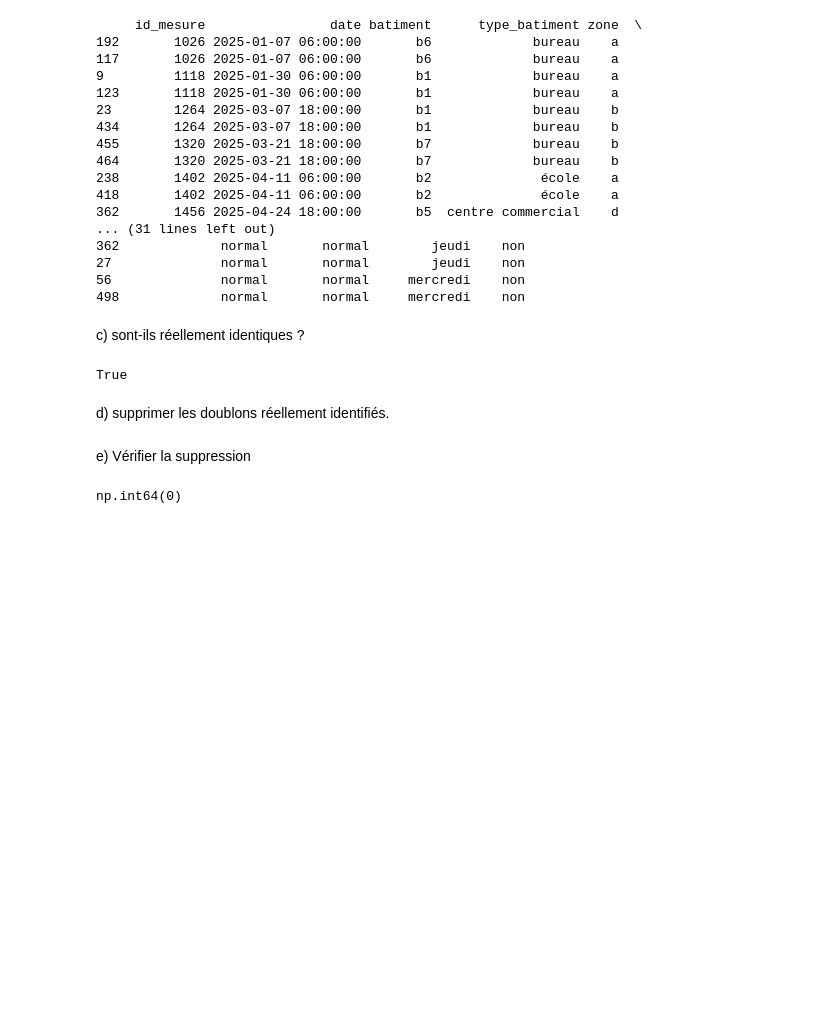
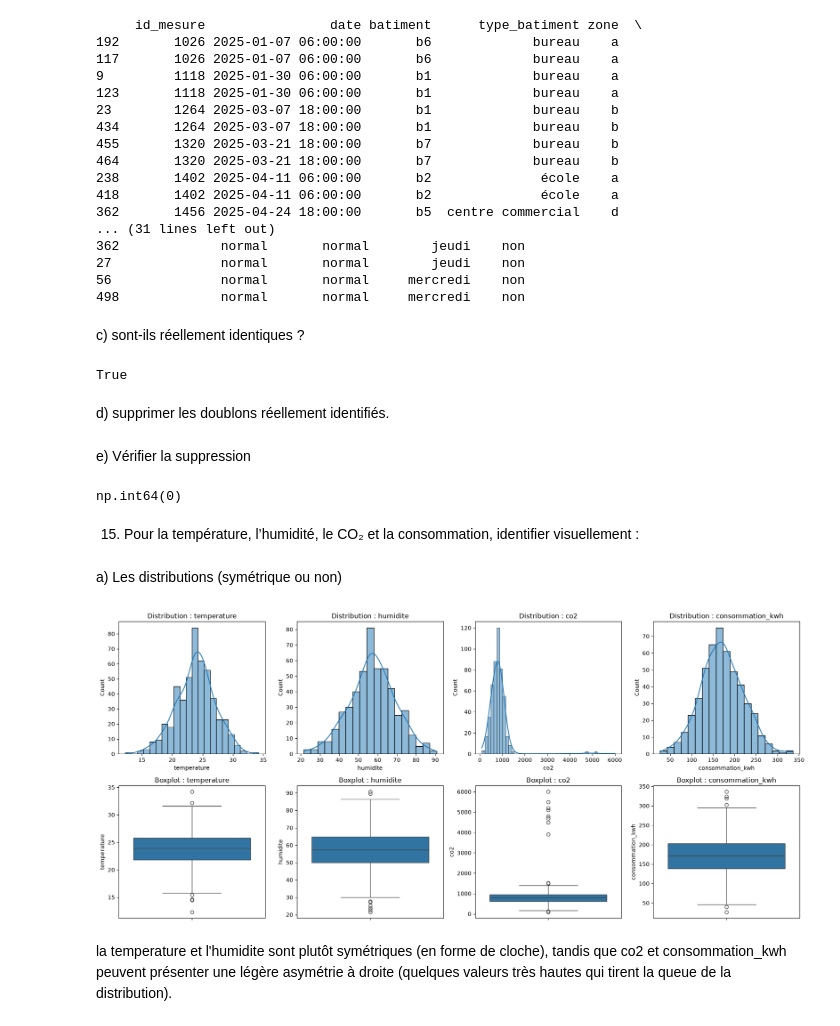
Before and after one commit to yohanfredyh/preparation_donn-es_tabulaires, a Jupyter notebook: notebooks/atelier_prepa_donnees_tab.ipynb, the cells around one changed output. Cells and saved outputs as stored; diff of their text form; code cells hidden in the pictures; blank space fills up the shorter version.

Commit message:
vérification de la symétrie des distributions

```diff
--- a/notebooks/atelier_prepa_donnees_tab.ipynb
+++ b/notebooks/atelier_prepa_donnees_tab.ipynb
@@ -396,3 +398,26 @@ e) Vérifier la suppression
 df.duplicated().sum()
 # %% [output]
 np.int64(0)
+# %% [markdown]
+15) Pour la température, l’humidité, le CO₂ et la consommation, identifier visuellement :
+# %% [markdown]
+a) Les distributions (symétrique ou non)
+# %%
+
+colonnes = ['temperature', 'humidite', 'co2', 'consommation_kwh']
+
+fig, axes = plt.subplots(2, 4, figsize=(18, 8))
+
+for i, col in enumerate(colonnes):
+    sns.histplot(df[col].dropna(), kde=True, ax=axes[0, i])
+    axes[0, i].set_title(f'Distribution : {col}')
+
+    sns.boxplot(y=df[col], ax=axes[1, i])
+    axes[1, i].set_title(f'Boxplot : {col}')
+
+plt.tight_layout()
+plt.show()
+# %% [output]
+[figure, added]
+# %% [markdown]
+la temperature et l'humidite sont plutôt symétriques (en forme de cloche), tandis que co2 et consommation_kwh peuvent présenter une légère asymétrie à droite (quelques valeurs très hautes qui tirent la queue de la distribution).
```
Also changed, not shown: parts of 1 cell of this notebook.
